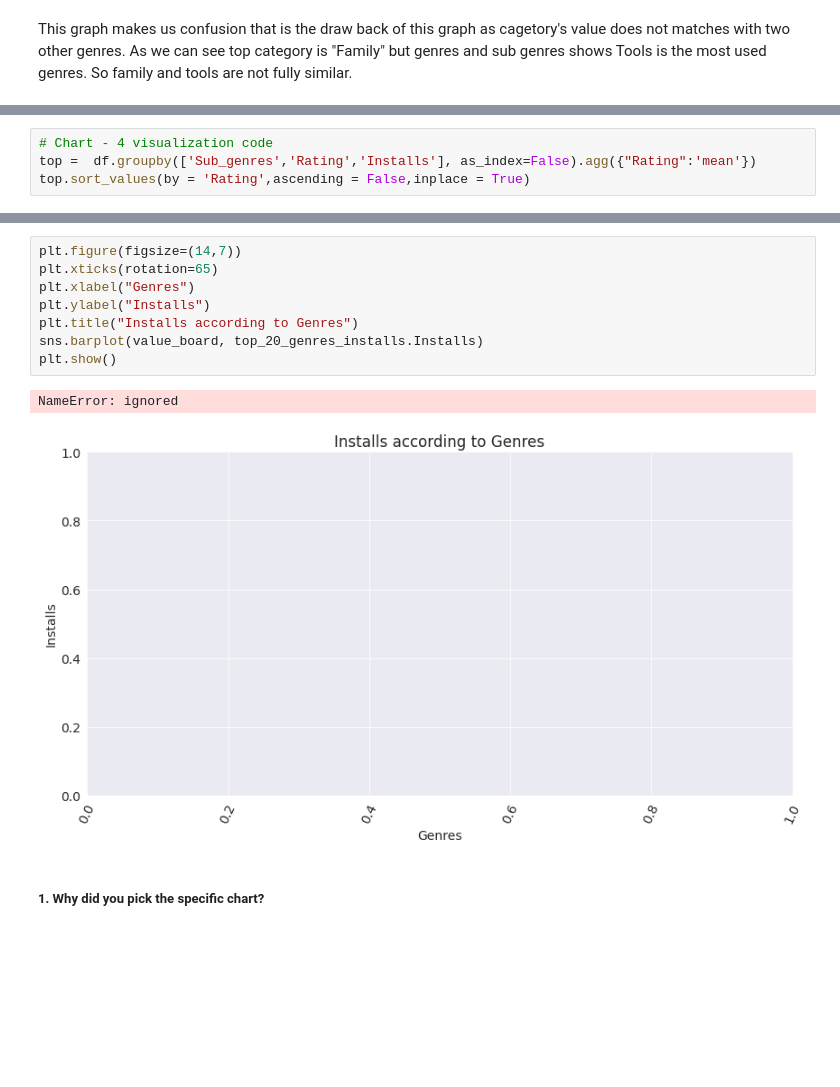
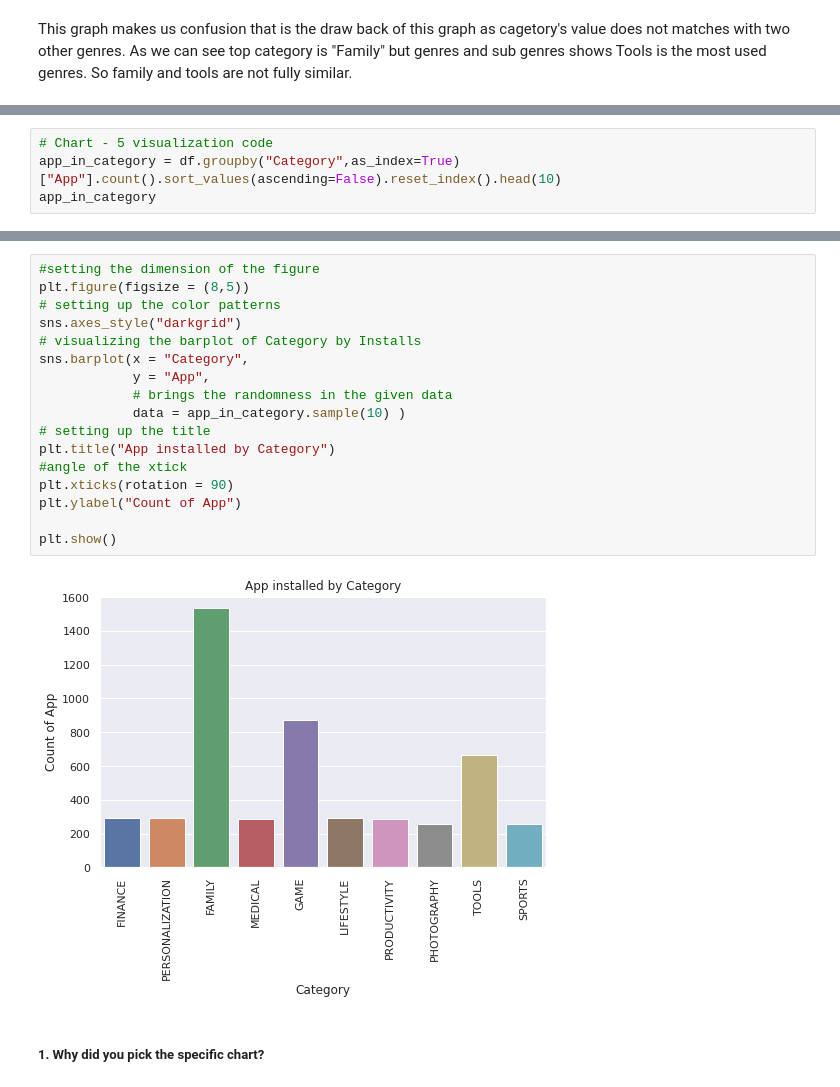
Before and after one commit to maxashoka3/EDA---Play-Store-App, a Jupyter notebook: EDA_on_Play_Store_App_Review.ipynb, the cells around one changed output, grey strips where cells are left out. Cells and saved outputs as stored; diff of their text form; blank space fills up the shorter version.

```diff
--- a/EDA_on_Play_Store_App_Review.ipynb
+++ b/EDA_on_Play_Store_App_Review.ipynb
@@ -1167,4 +1221,4 @@ sns.relplot(x="horsepower", y="mpg", hue="origin", size="weight",
 # %%
-# Chart - 4 visualization code
-top =  df.groupby(['Sub_genres','Rating','Installs'], as_index=False).agg({"Rating":'mean'})
-top.sort_values(by = 'Rating',ascending = False,inplace = True)
+# Chart - 5 visualization code
+app_in_category = df.groupby("Category",as_index=True)["App"].count().sort_values(ascending=False).reset_index().head(10)
+app_in_category
@@ -1233,14 +1237,22 @@ df.groupby(['Genres_board','Installs']).sum()
-# %%
-plt.figure(figsize=(14,7))
-plt.xticks(rotation=65)
-plt.xlabel("Genres")
-plt.ylabel("Installs")
-plt.title("Installs according to Genres")
-sns.barplot(value_board, top_20_genres_installs.Installs)
-plt.show()
-# %% [output]
-NameError: ignored
-[figure, removed]
+# %%
+#setting the dimension of the figure
+plt.figure(figsize = (8,5))
+# setting up the color patterns
+sns.axes_style("darkgrid")
+# visualizing the barplot of Category by Installs
+sns.barplot(x = "Category",
+            y = "App",
+            # brings the randomness in the given data
+            data = app_in_category.sample(10) )
+# setting up the title
+plt.title("App installed by Category")
+#angle of the xtick
+plt.xticks(rotation = 90)
+plt.ylabel("Count of App")
+
+plt.show()
+# %% [output]
+[figure, added]
 # %% [markdown]
 ##### 1. Why did you pick the specific chart?
 # %% [markdown]
```
Also changed, not shown: parts of 105 cells of this notebook.
